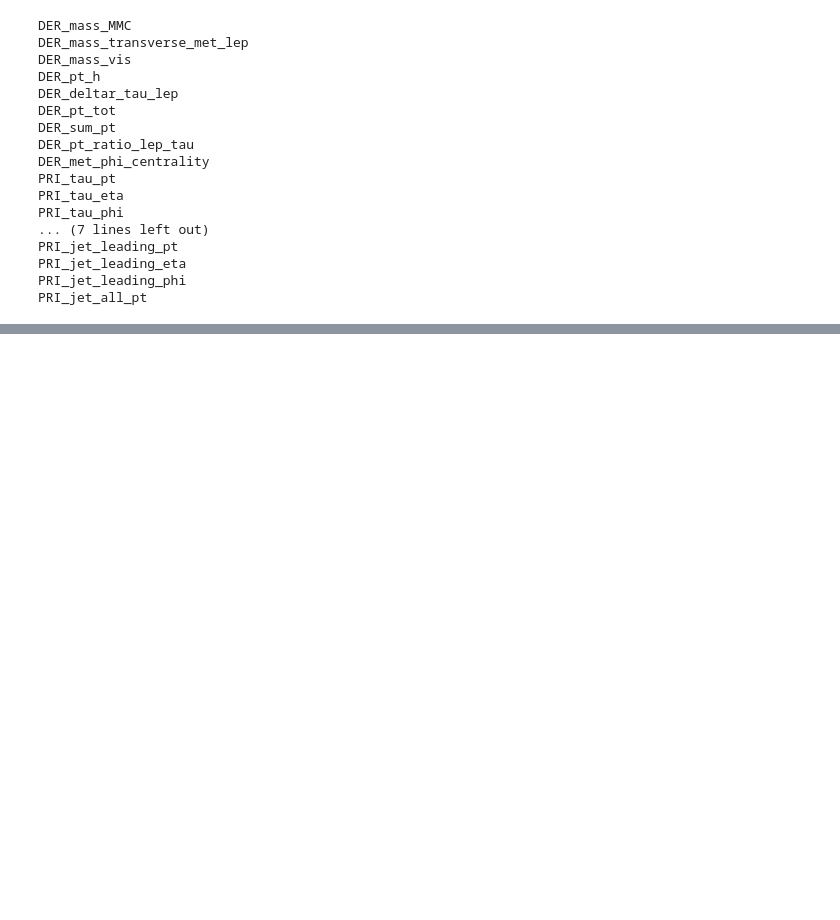
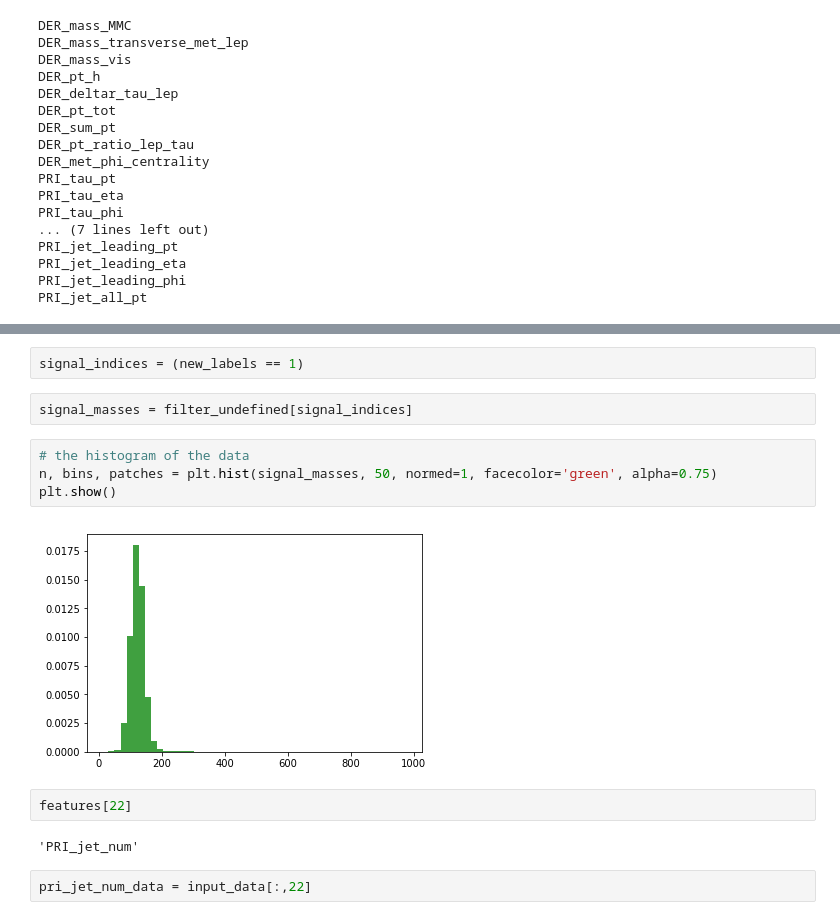
Before and after one commit to jheitmann/ML_course, a Jupyter notebook: projects/project1/scripts/feature-distribution.ipynb, the cells around one changed output, grey strips where cells are left out. Cells and saved outputs as stored; diff of their text form; blank space fills up the shorter version.

```diff
--- a/projects/project1/scripts/feature-distribution.ipynb
+++ b/projects/project1/scripts/feature-distribution.ipynb
@@ -148,0 +222,16 @@ PRI_jet_all_pt
+# %%
+signal_indices = (new_labels == 1)
+# %%
+signal_masses = filter_undefined[signal_indices]
+# %%
+# the histogram of the data
+n, bins, patches = plt.hist(signal_masses, 50, normed=1, facecolor='green', alpha=0.75)
+plt.show()
+# %% [output]
+[figure, added]
+# %%
+features[22]
+# %% [output]
+'PRI_jet_num'
+# %%
+pri_jet_num_data = input_data[:,22]
```
Also changed, not shown: parts of 29 cells of this notebook, 2 other files.
